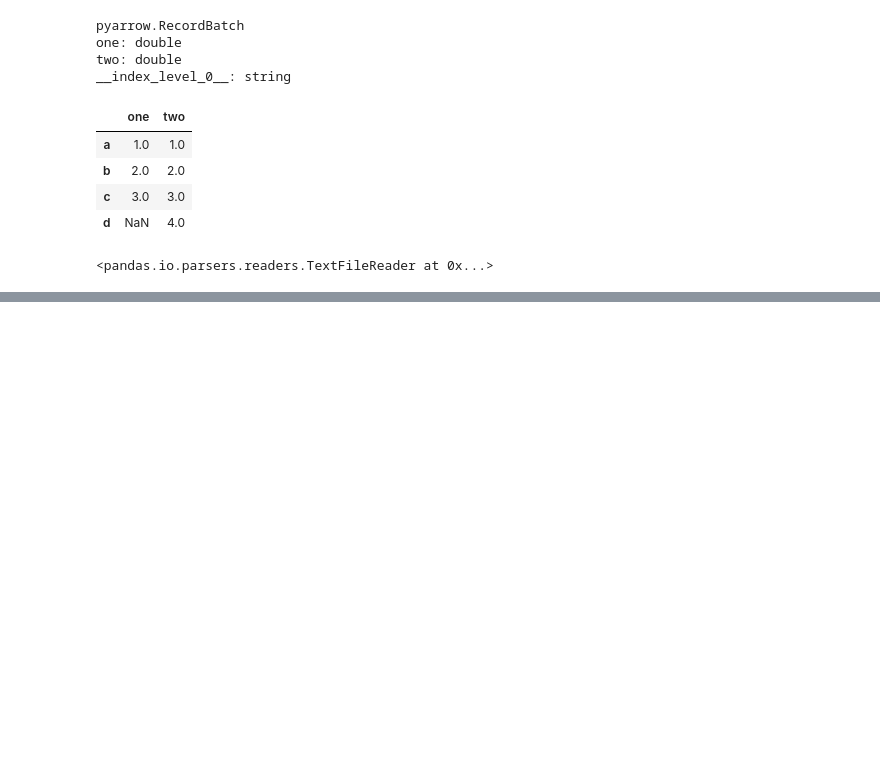
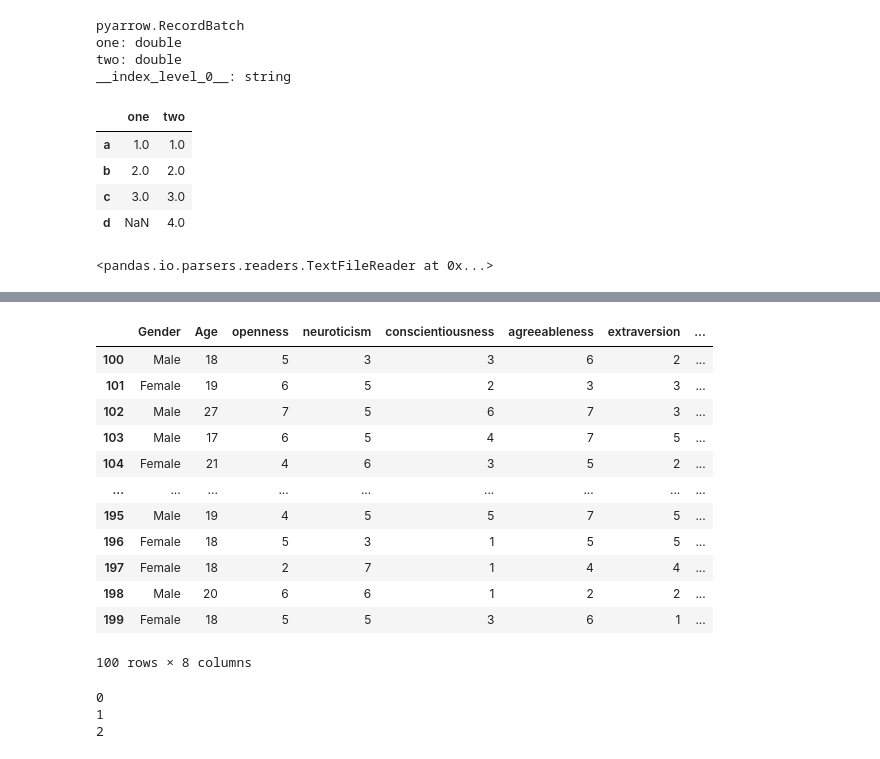
Before and after one commit to HazeMSR/Session-4, a Jupyter notebook: db/Session4.ipynb, the cells around one changed output, grey strips where cells are left out. Saved outputs shown, nothing was run; the diff lists cells and outputs as text; code cells hidden in the pictures; blank space fills up the shorter version.

```diff
--- a/db/Session4.ipynb
+++ b/db/Session4.ipynb
@@ -612,0 +648,4 @@ for x in data:
+# %%
+def generate_chunk(reader, chunk_size):
+    while reader:
+        yield reader.get_chunk(chunk_size)
@@ -612,0 +657,17 @@ for x in data:
+# %%
+chunk2 = next(dataset)
+chunk2
+# %% [output]
+|  | Gender | Age | openness | neuroticism | conscientiousness | agreeableness | extraversion | ... |
+| 100 | Male | 18 | 5 | 3 | 3 | 6 | 2 | ... |
+| 101 | Female | 19 | 6 | 5 | 2 | 3 | 3 | ... |
+| 102 | Male | 27 | 7 | 5 | 6 | 7 | 3 | ... |
+| 103 | Male | 17 | 6 | 5 | 4 | 7 | 5 | ... |
+| 104 | Female | 21 | 4 | 6 | 3 | 5 | 2 | ... |
+| ... | ... | ... | ... | ... | ... | ... | ... | ... |
+| 195 | Male | 19 | 4 | 5 | 5 | 7 | 5 | ... |
+| 196 | Female | 18 | 5 | 3 | 1 | 5 | 5 | ... |
+| 197 | Female | 18 | 2 | 7 | 1 | 4 | 4 | ... |
+| 198 | Male | 20 | 6 | 6 | 1 | 2 | 2 | ... |
+| 199 | Female | 18 | 5 | 5 | 3 | 6 | 1 | ... |
+100 rows × 8 columns
@@ -612,0 +680,9 @@ for x in data:
+# %%
+inf = infinite_loop()
+print(next(inf))
+print(next(inf))
+print(next(inf))
+# %% [output]
+0
+1
+2
```
Also changed, not shown: parts of 9 cells of this notebook.
